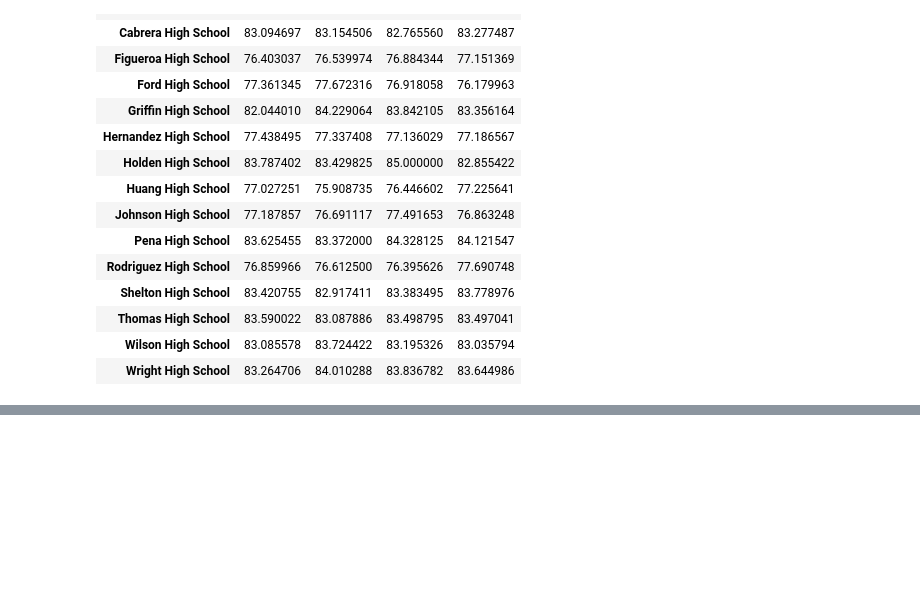
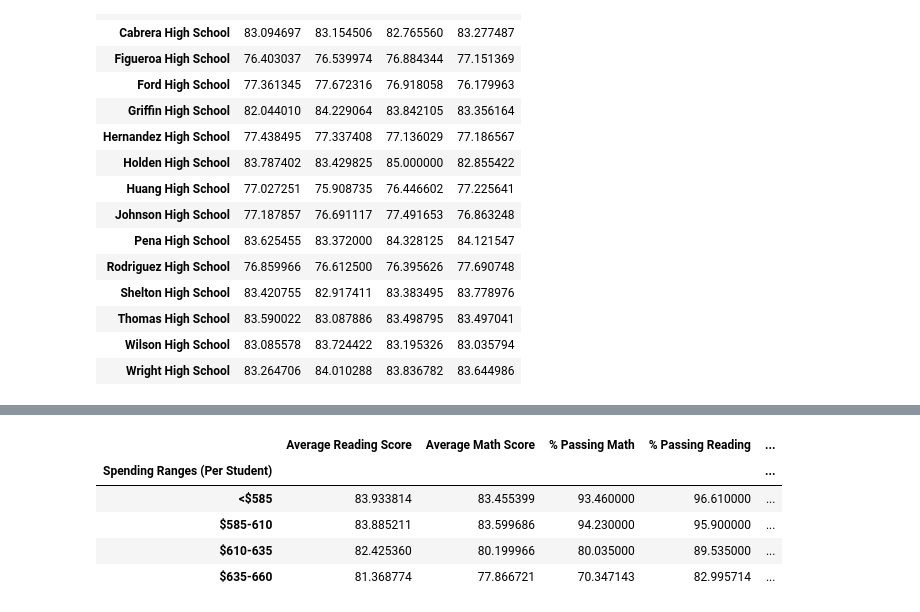
Before and after one commit to Gryazzz/PyCitySchools_Pandas, a Jupyter notebook: Schools.ipynb, the cells around one changed output, grey strips where cells are left out. Saved outputs shown, nothing was run; the diff lists cells and outputs as text; code cells hidden in the pictures; blank space fills up the shorter version.

```diff
--- a/Schools.ipynb
+++ b/Schools.ipynb
@@ -193,0 +231,11 @@ read_grade
+# %%
+budg_grouped = budg_df.groupby(['Spending Ranges (Per Student)'])
+budg_grouped_df = pd.DataFrame(budg_grouped.mean())
+budg_grouped_df
+# %% [output]
+|  | Average Reading Score | Average Math Score | % Passing Math | % Passing Reading | ... |
+| Spending Ranges (Per Student) |  |  |  |  | ... |
+| <$585 | 83.933814 | 83.455399 | 93.460000 | 96.610000 | ... |
+| $585-610 | 83.885211 | 83.599686 | 94.230000 | 95.900000 | ... |
+| $610-635 | 82.425360 | 80.199966 | 80.035000 | 89.535000 | ... |
+| $635-660 | 81.368774 | 77.866721 | 70.347143 | 82.995714 | ... |
```
Also changed, not shown: parts of 4 cells of this notebook.
